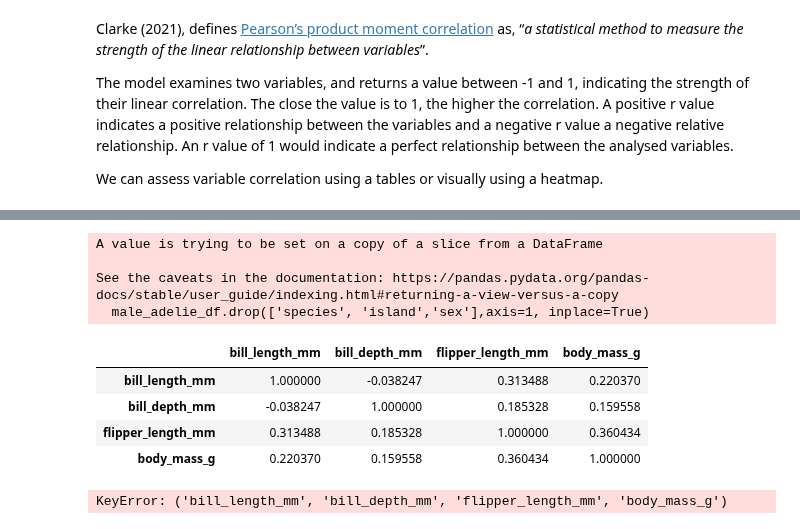
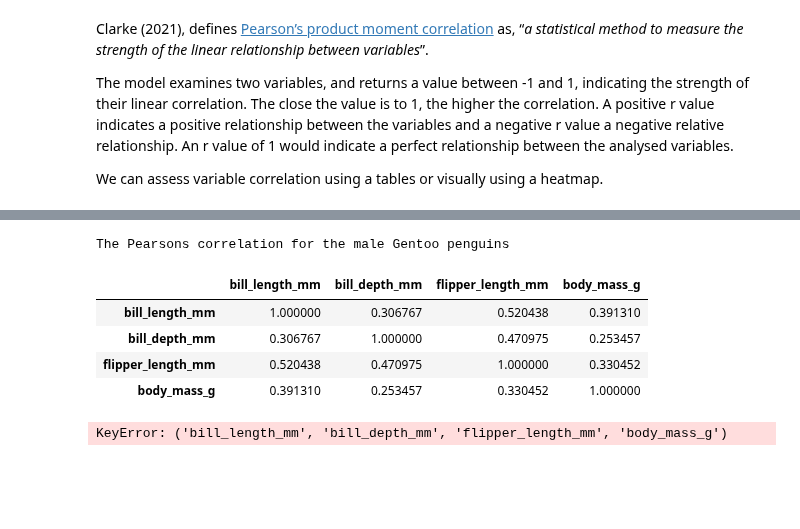
Before and after one commit to Laura6826/PofDA-mywork, a Jupyter notebook: penguins.ipynb, the cells around one changed output, grey strips where cells are left out. Cells and saved outputs as stored; diff of their text form; code cells hidden in the pictures; blank space fills up the shorter version.

```diff
--- a/penguins.ipynb
+++ b/penguins.ipynb
@@ -346,0 +377,15 @@ We can assess variable correlation using a tables or visually using a heatmap.
+# %%
+#Now the Gentoo species
+gentoo_df=df[df["species"] == "Gentoo"]
+male_gentoo_df = gentoo_df[gentoo_df['sex'] == 'MALE']
+male_gentoo_df.drop(['species', 'island','sex'],axis=1, inplace=True)
+
+print ('The Pearsons correlation for the male Gentoo penguins')
+male_gentoo_df.corr()
+# %% [output]
+The Pearsons correlation for the male Gentoo penguins
+|  | bill_length_mm | bill_depth_mm | flipper_length_mm | body_mass_g |
+| bill_length_mm | 1.000000 | 0.306767 | 0.520438 | 0.391310 |
+| bill_depth_mm | 0.306767 | 1.000000 | 0.470975 | 0.253457 |
+| flipper_length_mm | 0.520438 | 0.470975 | 1.000000 | 0.330452 |
+| body_mass_g | 0.391310 | 0.253457 | 0.330452 | 1.000000 |
@@ -347,10 +405,4 @@ We can assess variable correlation using a tables or visually using a heatmap.
 # %%
-# Lets create a seperate data frame for each species, subdivided by sex
-# First the Adelie species
-adelie_df = dfcleaned[dfcleaned["species"] == "Adelie"]
-male_adelie_df = adelie_df[adelie_df['sex'] == 'MALE']
-female_adelie = adelie_df[adelie_df['sex'] == 'FEMALE']
-male_adelie_df.drop(['species', 'island','sex'],axis=1, inplace=True)
 
 #Now the Gentoo species
 gentoo_df=df[df["species"] == "Gentoo"]
@@ -362,17 +414,8 @@ chinstrap_df=df[df["species"] == "Chinstrap"]
 male_chinstrap = chinstrap_df[chinstrap_df['sex'] == 'MALE']
 female_chinstrap = chinstrap_df[chinstrap_df['sex'] == 'FEMALE']
 
+print ('The Pearsons correlation for the male Adelie penguins')
 male_adelie_df.corr()
-# %% [output]
-A value is trying to be set on a copy of a slice from a DataFrame
-
-See the caveats in the documentation: https://pandas.pydata.org/pandas-docs/stable/user_guide/indexing.html#returning-a-view-versus-a-copy
-  male_adelie_df.drop(['species', 'island','sex'],axis=1, inplace=True)
-|  | bill_length_mm | bill_depth_mm | flipper_length_mm | body_mass_g |
-| bill_length_mm | 1.000000 | -0.038247 | 0.313488 | 0.220370 |
-| bill_depth_mm | -0.038247 | 1.000000 | 0.185328 | 0.159558 |
-| flipper_length_mm | 0.313488 | 0.185328 | 1.000000 | 0.360434 |
-| body_mass_g | 0.220370 | 0.159558 | 0.360434 | 1.000000 |
 # %%
 print (dfcleaned[['bill_length_mm', 'bill_depth_mm', 'flipper_length_mm', 'body_mass_g']]
        .corrwith(dfcleaned['bill_length_mm', 'bill_depth_mm', 'flipper_length_mm', 'body_mass_g']))
```
Also changed, not shown: parts of 3 cells of this notebook.
